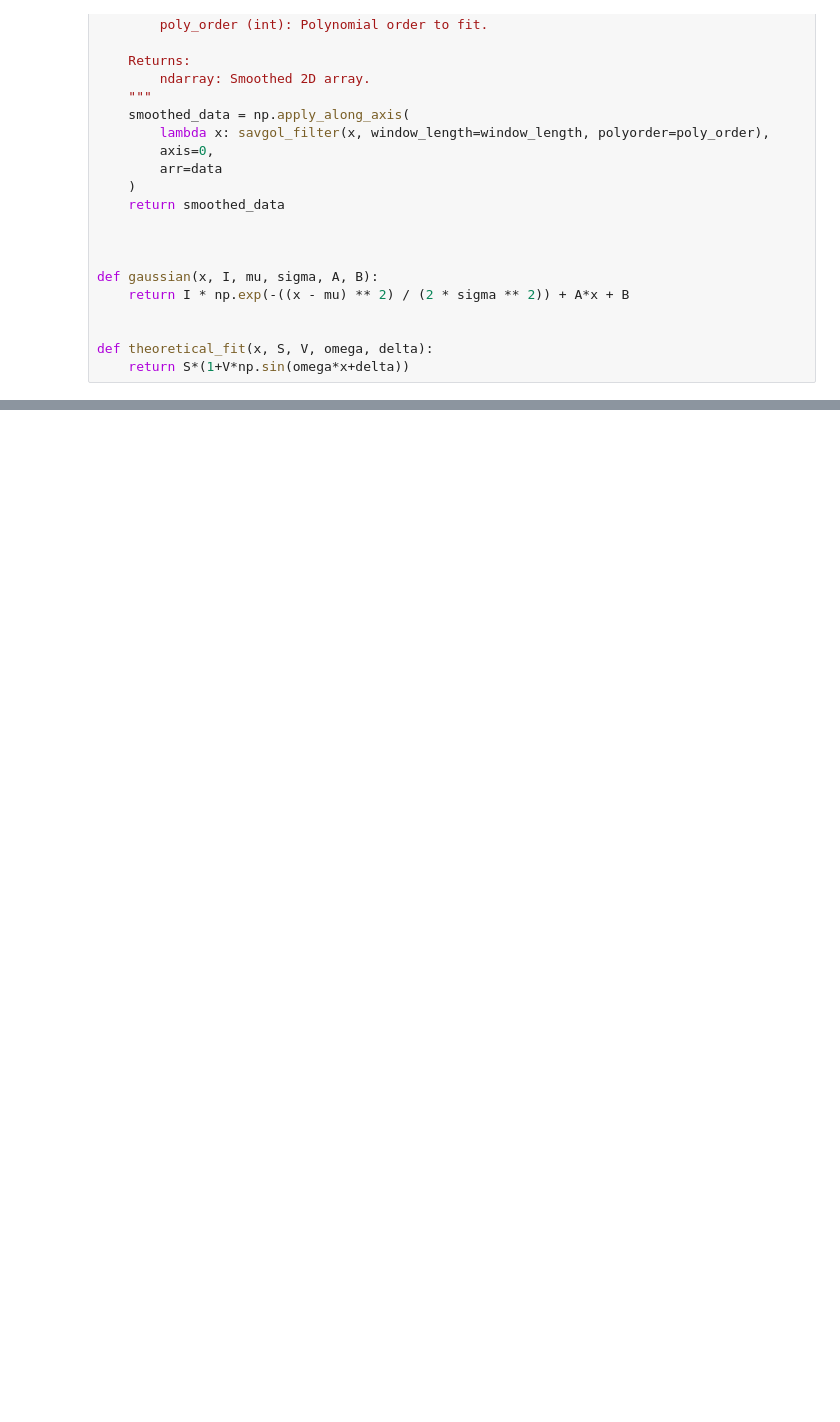
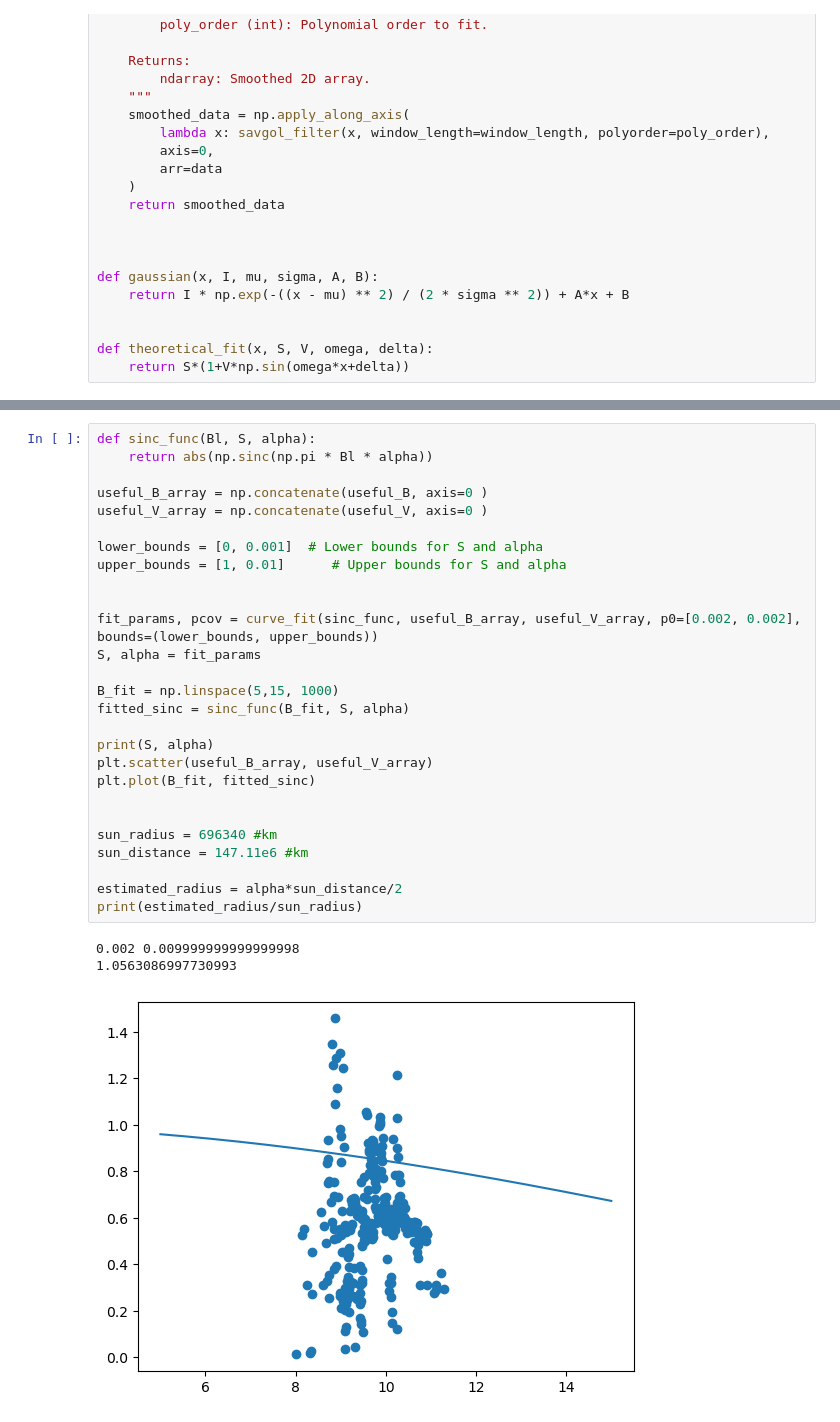
Before and after one commit to muellvin/radio-interferometry, a Jupyter notebook: data_analysis_fit.ipynb, the cells around one changed output, grey strips where cells are left out. Drawn from its saved outputs; the diff is of its cells as text; blank space fills up the shorter version.

```diff
--- a/data_analysis_fit.ipynb
+++ b/data_analysis_fit.ipynb
@@ -292,0 +292,31 @@ plt.show()"""
+# %%
+def sinc_func(Bl, S, alpha):
+    return abs(np.sinc(np.pi * Bl * alpha))
+
+useful_B_array = np.concatenate(useful_B, axis=0 )
+useful_V_array = np.concatenate(useful_V, axis=0 )
+
+lower_bounds = [0, 0.001]  # Lower bounds for S and alpha
+upper_bounds = [1, 0.01]      # Upper bounds for S and alpha
+
+
+fit_params, pcov = curve_fit(sinc_func, useful_B_array, useful_V_array, p0=[0.002, 0.002], bounds=(lower_bounds, upper_bounds))
+S, alpha = fit_params
+
+B_fit = np.linspace(5,15, 1000)
+fitted_sinc = sinc_func(B_fit, S, alpha)
+
+print(S, alpha)
+plt.scatter(useful_B_array, useful_V_array)
+plt.plot(B_fit, fitted_sinc)
+
+
+sun_radius = 696340 #km
+sun_distance = 147.11e6 #km
+
+estimated_radius = alpha*sun_distance/2
+print(estimated_radius/sun_radius)
+# %% [output]
+0.002 0.009999999999999998
+1.0563086997730993
+[figure, added]
```
Also changed, not shown: parts of 3 cells of this notebook, 1 other file.
